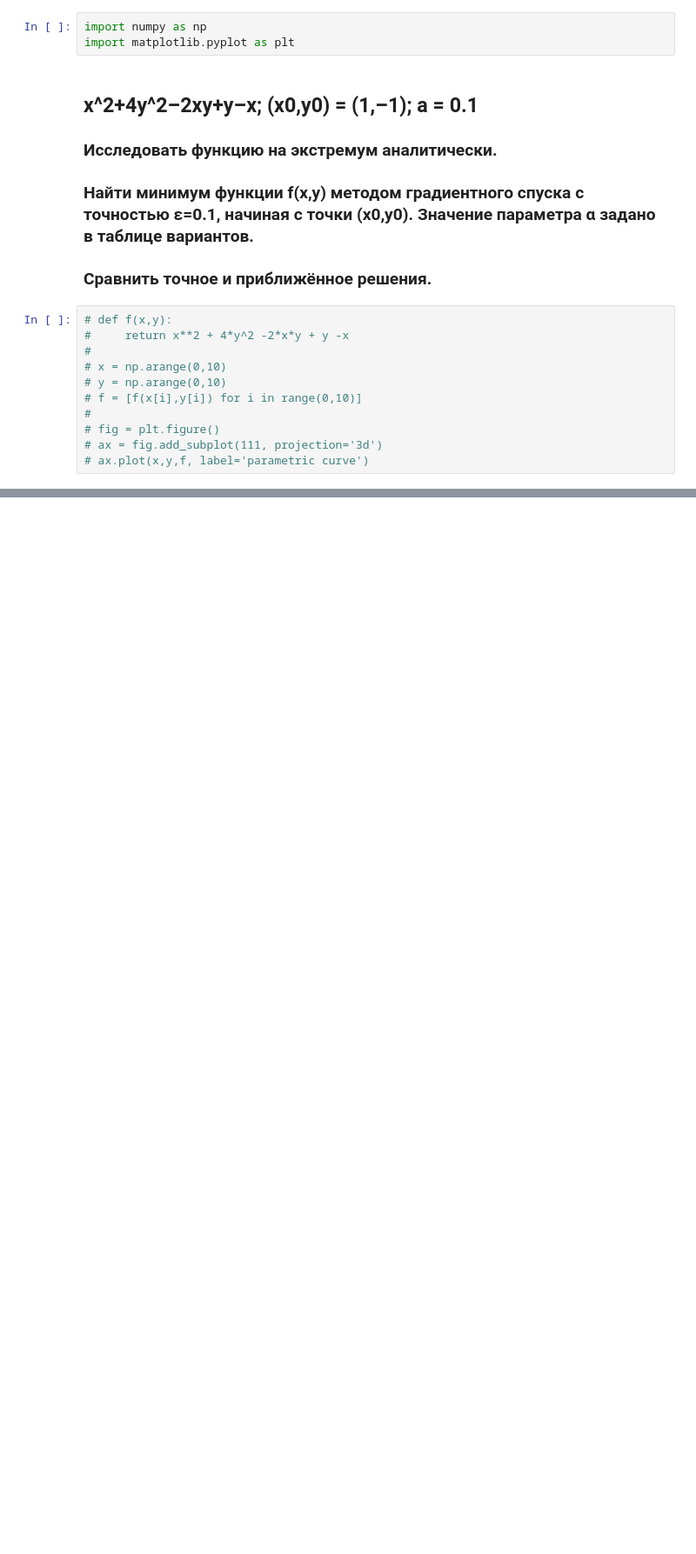
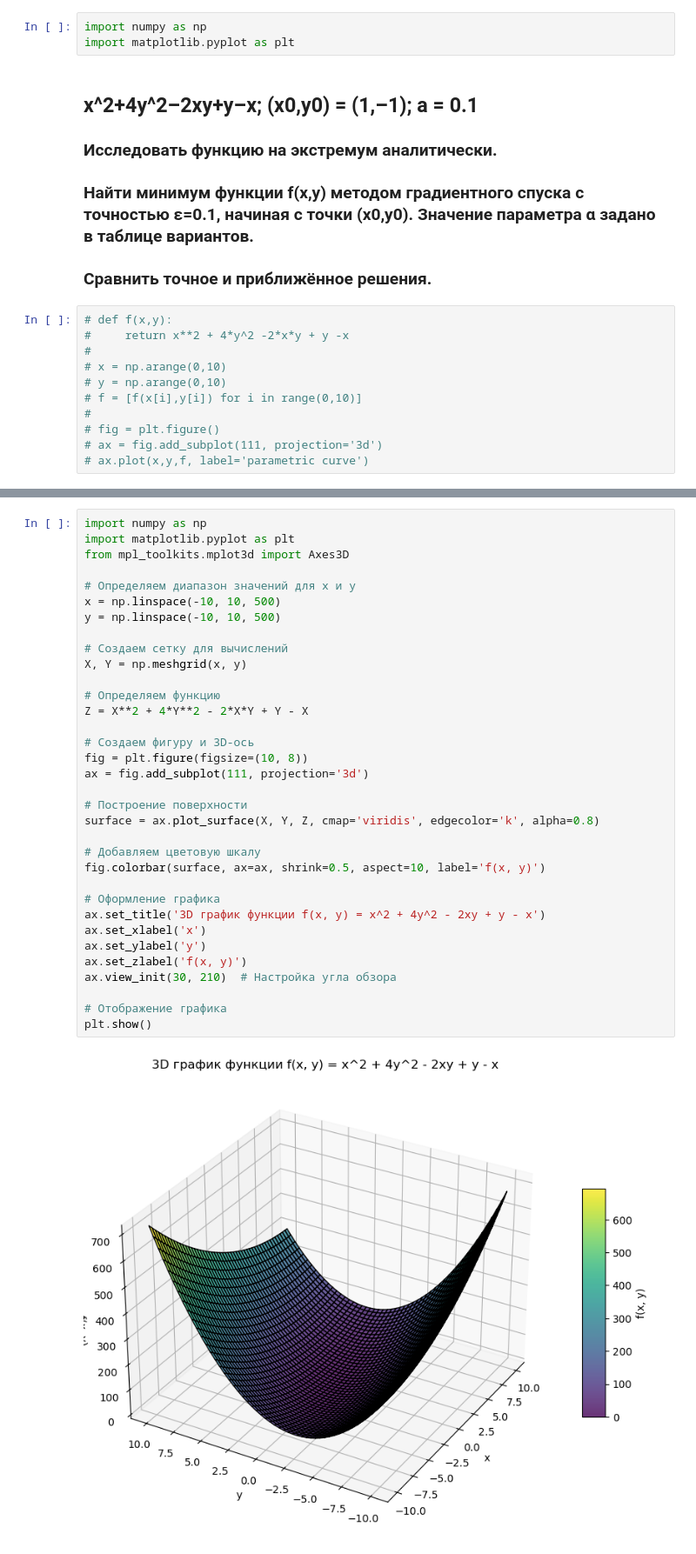
Before and after one commit to miklrz/VM_Solutions, a Jupyter notebook: pr7/7_2.ipynb, the cells around one changed output, grey strips where cells are left out. Shown: that part at 87% size. Saved outputs shown, nothing was run; the diff lists cells and outputs as text; blank space fills up the shorter version.

```diff
--- a/pr7/7_2.ipynb
+++ b/pr7/7_2.ipynb
@@ -37,0 +43,36 @@ def norm(x,y):
+# %%
+import numpy as np
+import matplotlib.pyplot as plt
+from mpl_toolkits.mplot3d import Axes3D
+
+# Определяем диапазон значений для x и y
+x = np.linspace(-10, 10, 500)
+y = np.linspace(-10, 10, 500)
+
+# Создаем сетку для вычислений
+X, Y = np.meshgrid(x, y)
+
+# Определяем функцию
+Z = X**2 + 4*Y**2 - 2*X*Y + Y - X
+
+# Создаем фигуру и 3D-ось
+fig = plt.figure(figsize=(10, 8))
+ax = fig.add_subplot(111, projection='3d')
+
+# Построение поверхности
+surface = ax.plot_surface(X, Y, Z, cmap='viridis', edgecolor='k', alpha=0.8)
+
+# Добавляем цветовую шкалу
+fig.colorbar(surface, ax=ax, shrink=0.5, aspect=10, label='f(x, y)')
+
+# Оформление графика
+ax.set_title('3D график функции f(x, y) = x^2 + 4y^2 - 2xy + y - x')
+ax.set_xlabel('x')
+ax.set_ylabel('y')
+ax.set_zlabel('f(x, y)')
+ax.view_init(30, 210)  # Настройка угла обзора
+
+# Отображение графика
+plt.show()
+# %% [output]
+[figure, added]
```
Also changed, not shown: parts of 2 cells of this notebook.
